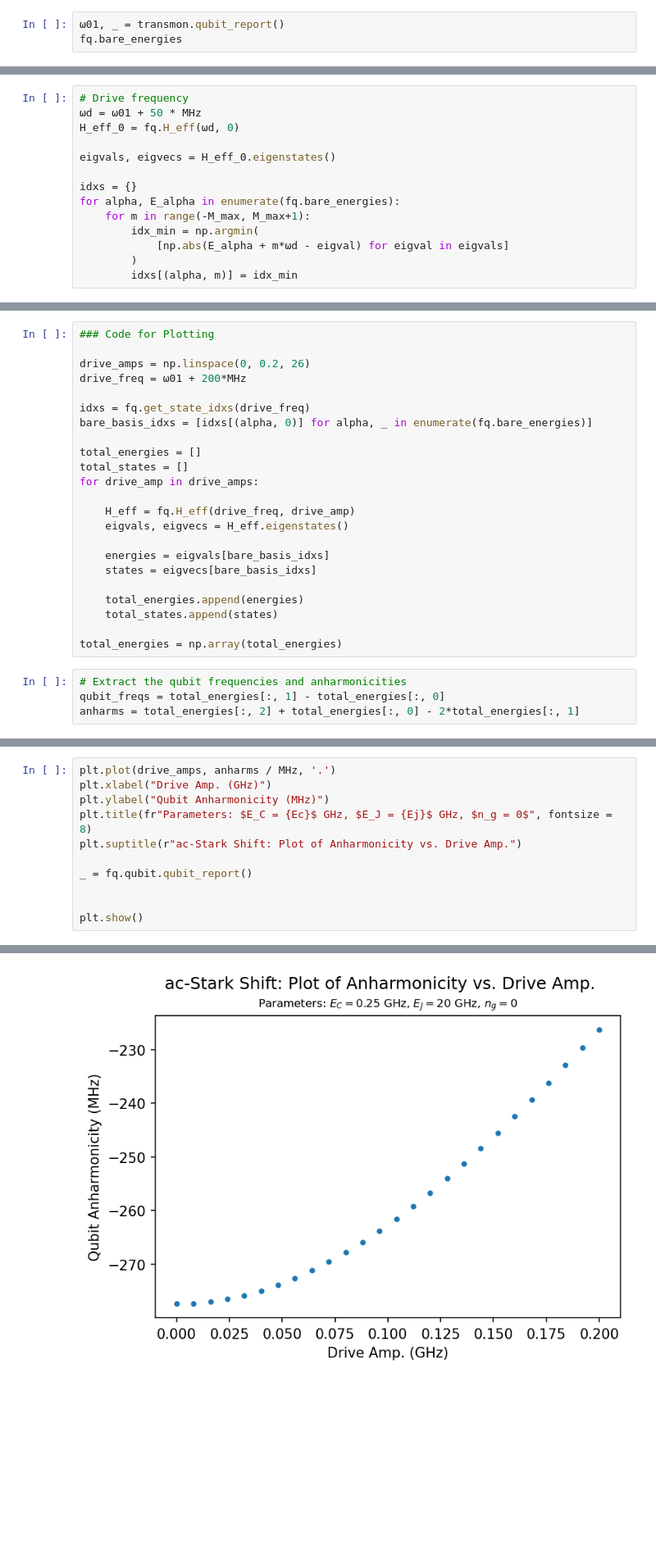
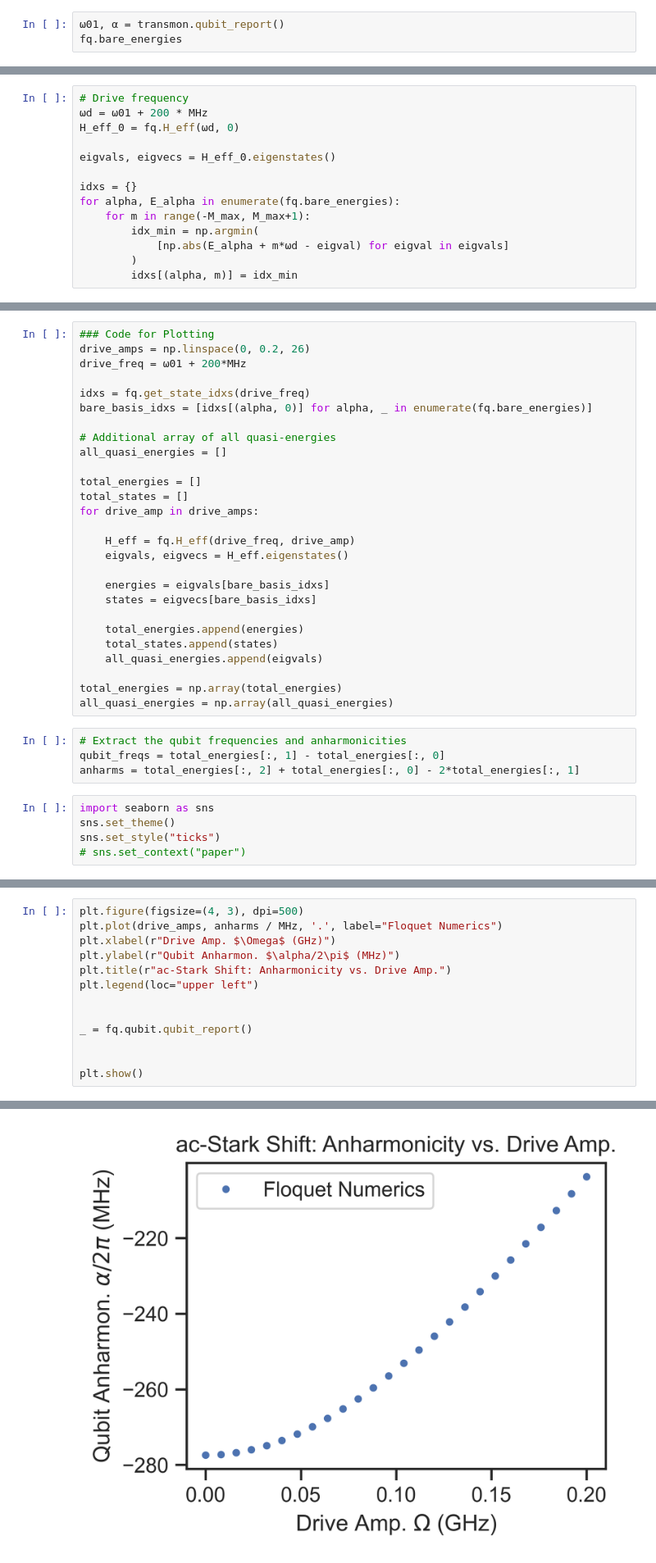
Before and after one commit to shoumikdc/practical-floquet, a Jupyter notebook: demo_notebook_soln.ipynb, the cells around one changed output, grey strips where cells are left out. Shown at 82% size. Cells and saved outputs as stored; diff of their text form; blank space fills up the shorter version.

```diff
--- a/demo_notebook_soln.ipynb
+++ b/demo_notebook_soln.ipynb
@@ -391,7 +391,7 @@ fq = DrivenQubit({"M_max": M_max}, transmon, drive_coupling)
 # %% [markdown]
 ## 3. Numerical Diagonalization and State Assignment
 # %%
-ω01, _ = transmon.qubit_report()
+ω01, α = transmon.qubit_report()
 fq.bare_energies
 # %% [output]
 Qubit frequency ω01 = 6.063469337990776 GHz
@@ -422,7 +422,7 @@ $$
 **Prob. 3.1:** Implement the above minimization above:
 # %%
 # Drive frequency
-ωd = ω01 + 50 * MHz
+ωd = ω01 + 200 * MHz
 H_eff_0 = fq.H_eff(ωd, 0)
 
 eigvals, eigvecs = H_eff_0.eigenstates()
@@ -465,12 +465,14 @@ plt.plot(overlaps)
 ## 5. Plotting ac-Stark Shift
 # %%
 ### Code for Plotting
-
 drive_amps = np.linspace(0, 0.2, 26)
 drive_freq = ω01 + 200*MHz
 
 idxs = fq.get_state_idxs(drive_freq)
 bare_basis_idxs = [idxs[(alpha, 0)] for alpha, _ in enumerate(fq.bare_energies)]
+
+# Additional array of all quasi-energies
+all_quasi_energies = []
 
 total_energies = []
 total_states = []
@@ -484,9 +486,16 @@ for drive_amp in drive_amps:
 
     total_energies.append(energies)
     total_states.append(states)
+    all_quasi_energies.append(eigvals)
 
 total_energies = np.array(total_energies)
+all_quasi_energies = np.array(all_quasi_energies)
 # %%
 # Extract the qubit frequencies and anharmonicities
 qubit_freqs = total_energies[:, 1] - total_energies[:, 0]
 anharms = total_energies[:, 2] + total_energies[:, 0] - 2*total_energies[:, 1]
+# %%
+import seaborn as sns
+sns.set_theme()
+sns.set_style("ticks")
+# sns.set_context("paper")
@@ -507,18 +534,20 @@ We see that the qubit frequency $\omega_{\rm ge}$ decreases with increasing driv
 # %%
-plt.plot(drive_amps, anharms / MHz, '.')
-plt.xlabel("Drive Amp. (GHz)")
-plt.ylabel("Qubit Anharmonicity (MHz)")
-plt.title(fr"Parameters: $E_C = {Ec}$ GHz, $E_J = {Ej}$ GHz, $n_g = 0$", fontsize = 8)
-plt.suptitle(r"ac-Stark Shift: Plot of Anharmonicity vs. Drive Amp.")
+plt.figure(figsize=(4, 3), dpi=500)
+plt.plot(drive_amps, anharms / MHz, '.', label="Floquet Numerics")
+plt.xlabel(r"Drive Amp. $\Omega$ (GHz)")
+plt.ylabel(r"Qubit Anharmon. $\alpha/2\pi$ (MHz)")
+plt.title(r"ac-Stark Shift: Anharmonicity vs. Drive Amp.")
+plt.legend(loc="upper left")
+
 
 _ = fq.qubit.qubit_report()
 
 
 plt.show()
 # %% [output]
 Qubit frequency ω01 = 6.063469337990776 GHz
 Qubit anharmonicity α = -277.38582371853227 MHz
-[figure, old version]
+[figure, new version]
 # %% [markdown]
 ## 6. Possible Extra Demos
 
```
Also changed, not shown: parts of 6 cells of this notebook, 2 other files.
